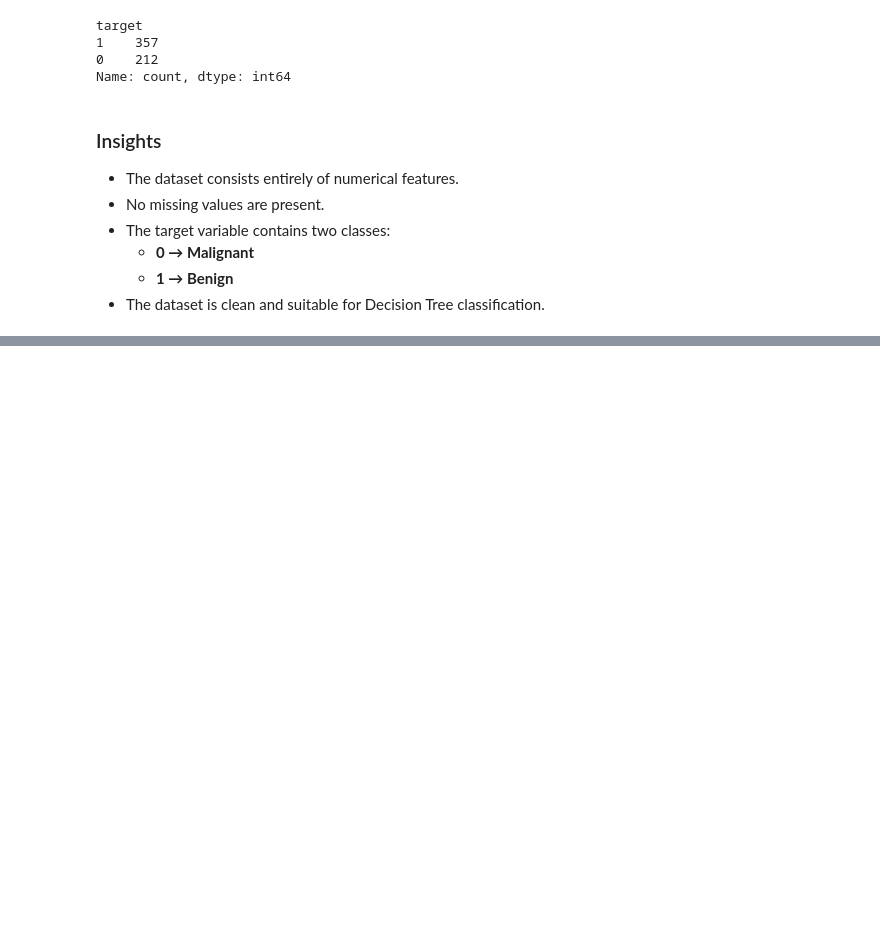
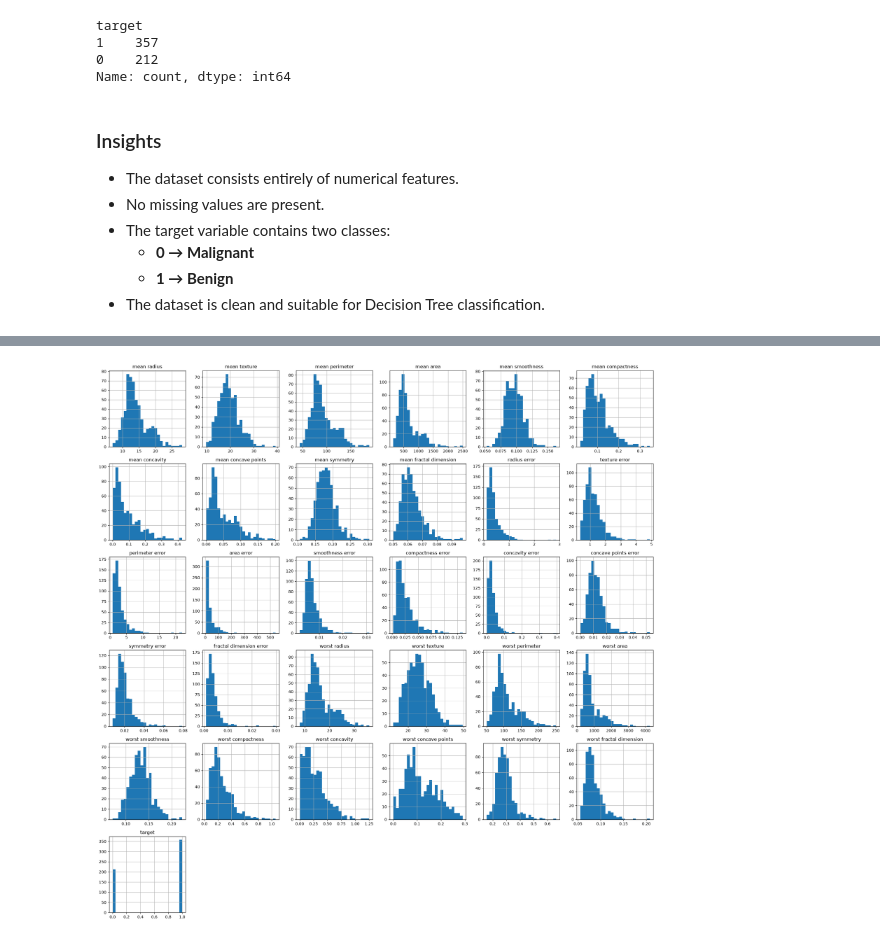
Before and after one commit to Pralishatripathy000/ml-decision-tree, a Jupyter notebook: notebook.ipynb, the cells around one changed output, grey strips where cells are left out. Cells and saved outputs as stored; diff of their text form; code cells hidden in the pictures; blank space fills up the shorter version.

```diff
--- a/notebook.ipynb
+++ b/notebook.ipynb
@@ -214,0 +261,16 @@ target_distribution.to_csv(
+# %%
+# Plot feature distributions
+
+df.hist(figsize=(20,20), bins=25)
+
+plt.tight_layout()
+
+plt.savefig(
+    "outputs/figures/feature_distributions.png",
+    dpi=300,
+    bbox_inches="tight"
+)
+
+plt.show()
+# %% [output]
+[figure, added]
```
Also changed, not shown: parts of 9 cells of this notebook, 4 other files.
